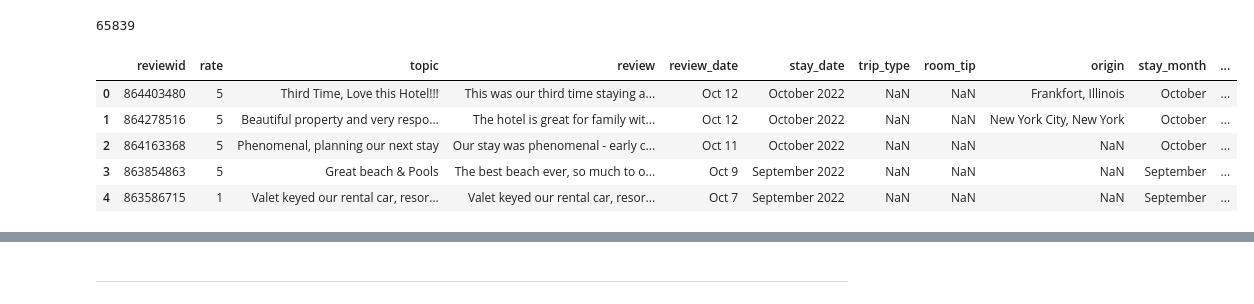
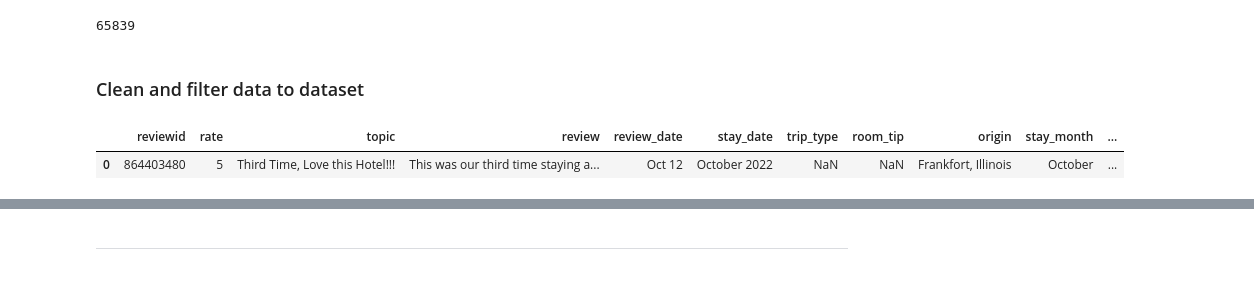
Before and after one commit to ztamnaja/Explore_Hotel, a Jupyter notebook: TripAdvisor/merge_clean.ipynb, the cells around one changed output, grey strips where cells are left out. Drawn from its saved outputs; the diff is of its cells as text; code cells hidden in the pictures.

Commit message:
Edit filter file

```diff
--- a/TripAdvisor/merge_clean.ipynb
+++ b/TripAdvisor/merge_clean.ipynb
@@ -201,9 +201,7 @@ hawii_all_df.to_csv('./dataset/hawaii_reviews_raw.csv')
+# %% [markdown]
+### Clean and filter data to dataset
 # %%
-hawii_all_df.head()
+hawii_all_df.head(1)
 # %% [output]
 |  | reviewid | rate | topic | review | review_date | stay_date | trip_type | room_tip | origin | stay_month | ... |
 | 0 | 864403480 | 5 | Third Time, Love this Hotel!!! | This was our third time staying a... | Oct 12 | October 2022 | NaN | NaN | Frankfort, Illinois | October | ... |
-| 1 | 864278516 | 5 | Beautiful property and very respo... | The hotel is great for family wit... | Oct 12 | October 2022 | NaN | NaN | New York City, New York | October | ... |
-| 2 | 864163368 | 5 | Phenomenal, planning our next stay | Our stay was phenomenal - early c... | Oct 11 | October 2022 | NaN | NaN | NaN | October | ... |
-| 3 | 863854863 | 5 | Great beach & Pools | The best beach ever, so much to o... | Oct 9 | September 2022 | NaN | NaN | NaN | September | ... |
-| 4 | 863586715 | 1 | Valet keyed our rental car, resor... | Valet keyed our rental car, resor... | Oct 7 | September 2022 | NaN | NaN | NaN | September | ... |
```
Also changed, not shown: parts of 17 cells of this notebook, 1 other file.
